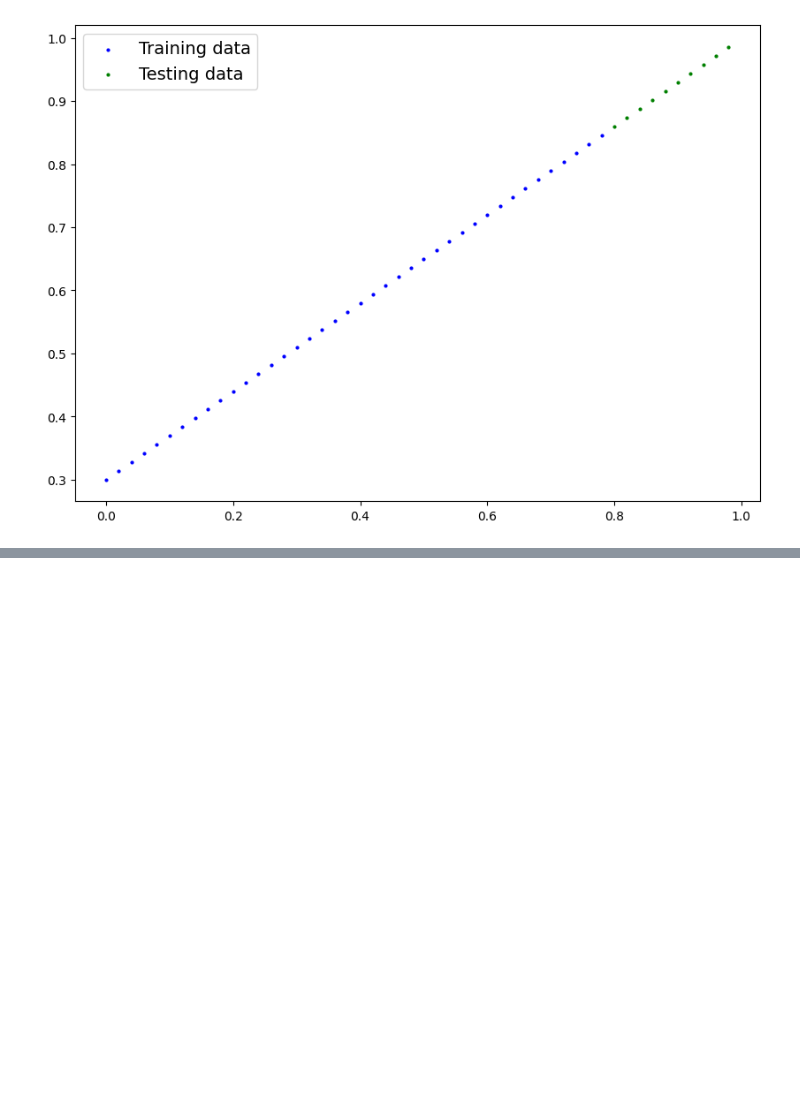
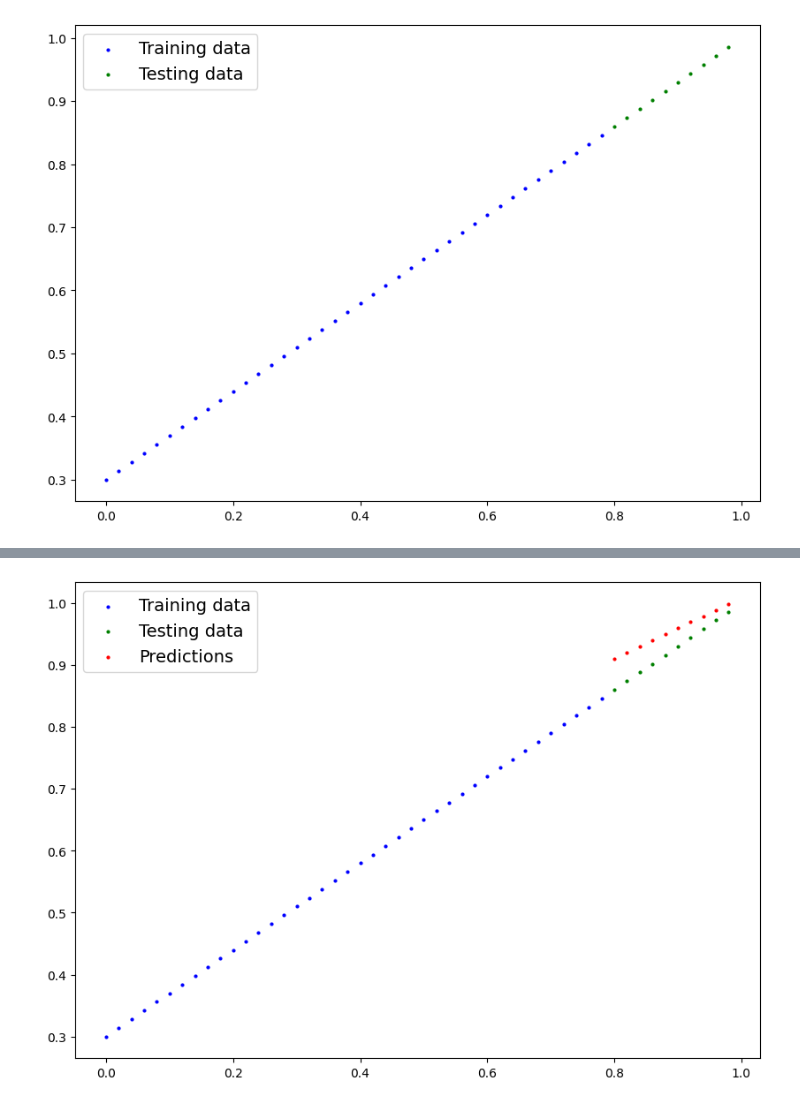
Before and after one commit to EdgardoLuisJimenez/learning-pytorch, a Jupyter notebook: 001_pytorch_workflow.ipynb, the cells around one changed output, grey strips where cells are left out. Saved outputs shown, nothing was run; the diff lists cells and outputs as text; code cells hidden in the pictures; blank space fills up the shorter version.

Commit message:
Running our training loop epoch by epoch

```diff
--- a/001_pytorch_workflow.ipynb
+++ b/001_pytorch_workflow.ipynb
@@ -102,0 +201,7 @@ plot_predictions()
+# %%
+# Setup a loss function
+loss_fn = nn.L1Loss()
+
+# Setup an optimizer (stochastic gradient descent)
+optimizer = torch.optim.SGD(params=model_0.parameters(),
+                            lr=0.01)
@@ -102,0 +221,30 @@ plot_predictions()
+# %%
+# An epoch is one loop through the data...
+epochs = 1
+
+### Training
+for epoch in range(epochs):
+    # Set the model to training mode
+    model_0.train()
+    # 1. Forward pass
+    y_pred = model_0(X_train)
+
+    # 2. Calculate the loss
+    loss = loss_fn(y_pred, y_train)
+    print(f"Loss: {loss}")
+
+    #3. Optimizer zero grad
+    optimizer.zero_grad()
+
+    #4. Perform backpropagation on the loss with respect to the parameters of the model
+    loss.backward()
+
+    #5. Step the optimizer to update the model's parameter with respect to the gradient calculates
+    # by loss.backwards
+    optimizer.step()
+
+    # Testing
+    model_0.eval()
+
+    # Print out model state_dict()
+    print(model_0.state_dict())
@@ -102,0 +269,4 @@ plot_predictions()
+# %%
+plot_predictions(predictions=y_preds_new)
+# %% [output]
+[figure, added]
```
Also changed, not shown: parts of 19 cells of this notebook, 1 other file.
